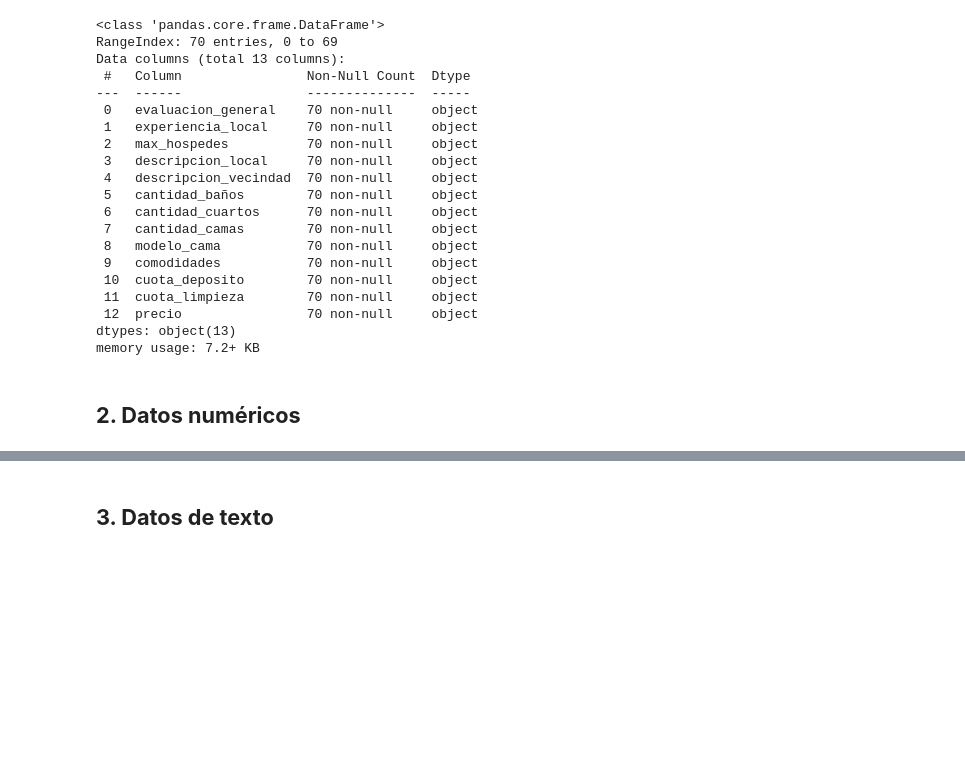
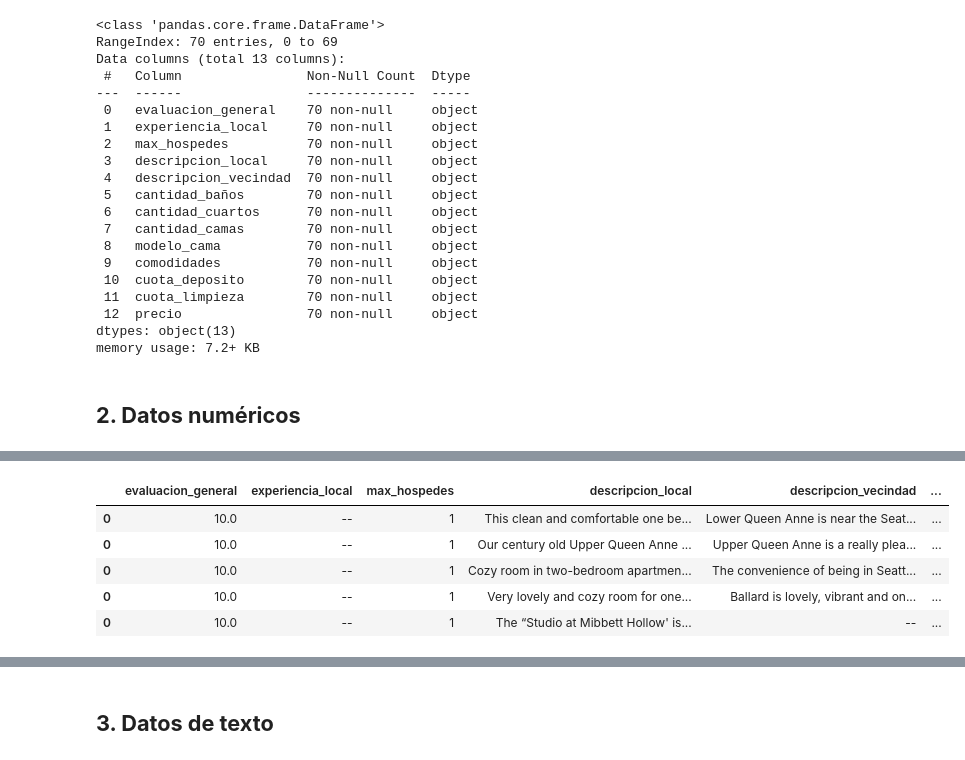
Before and after one commit to DanielRaiicHu/datos_panda_transformacion_manipulacion, a Jupyter notebook: datos_panda_transformacion_manipulacion.ipynb, the cells around one changed output, grey strips where cells are left out. Drawn from its saved outputs; the diff is of its cells as text; code cells hidden in the pictures; blank space fills up the shorter version.

```diff
--- a/datos_panda_transformacion_manipulacion.ipynb
+++ b/datos_panda_transformacion_manipulacion.ipynb
@@ -58,3 +58,6 @@ dtypes: object(13)
 memory usage: 7.2+ KB
 # %% [markdown]
 ## **2. Datos numéricos**
+# %%
+columnas = list(datos.columns)
+columnas
@@ -60,0 +78,12 @@ memory usage: 7.2+ KB
+# %%
+# Expande todas las columnas desde la posición 4 en adelante (columnas[3:]),
+# separando listas en múltiples filas para facilitar el análisis individual de sus elementos.
+datos = datos.explode(columnas[3:])
+datos.head()
+# %% [output]
+|  | evaluacion_general | experiencia_local | max_hospedes | descripcion_local | descripcion_vecindad | ... |
+| 0 | 10.0 | -- | 1 | This clean and comfortable one be... | Lower Queen Anne is near the Seat... | ... |
+| 0 | 10.0 | -- | 1 | Our century old Upper Queen Anne ... | Upper Queen Anne is a really plea... | ... |
+| 0 | 10.0 | -- | 1 | Cozy room in two-bedroom apartmen... | The convenience of being in Seatt... | ... |
+| 0 | 10.0 | -- | 1 | Very lovely and cozy room for one... | Ballard is lovely, vibrant and on... | ... |
+| 0 | 10.0 | -- | 1 | The “Studio at Mibbett Hollow' is... | -- | ... |
```
Also changed, not shown: parts of 2 cells of this notebook.
